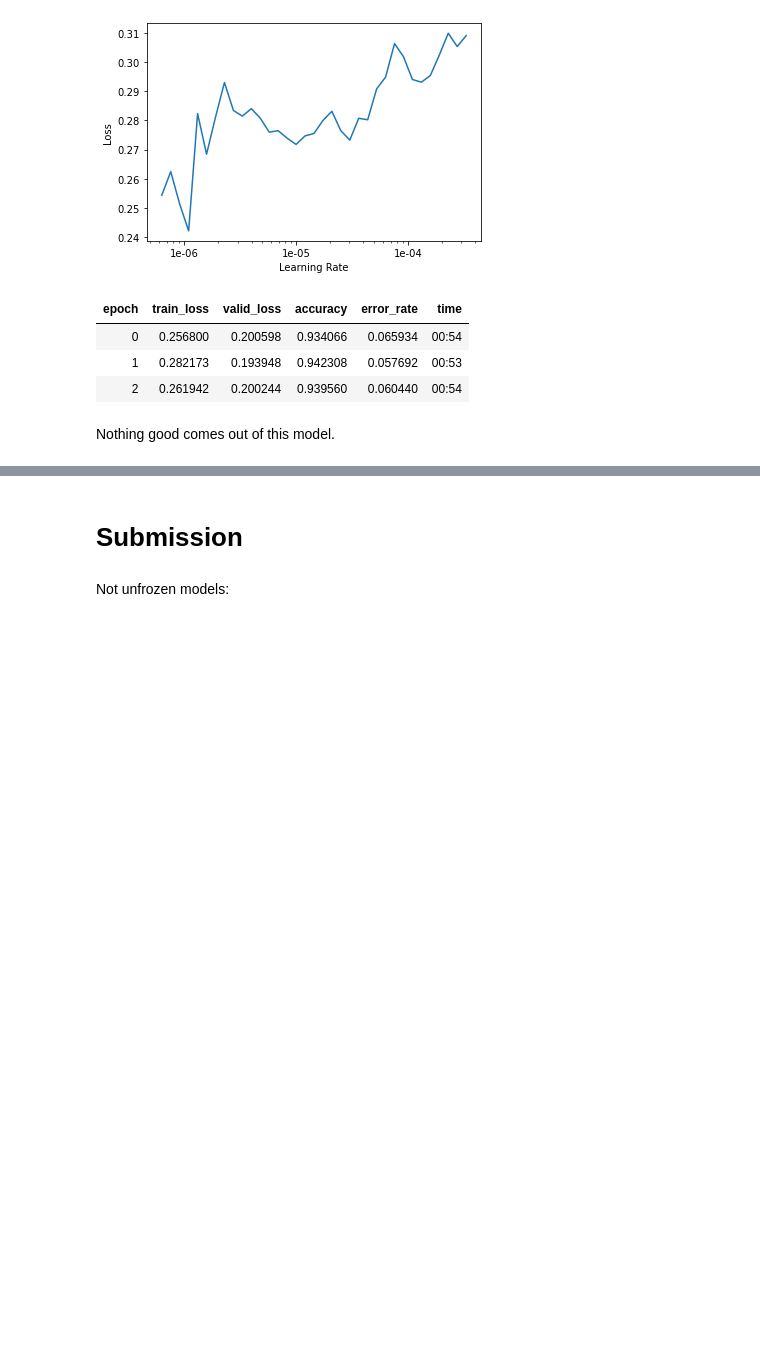
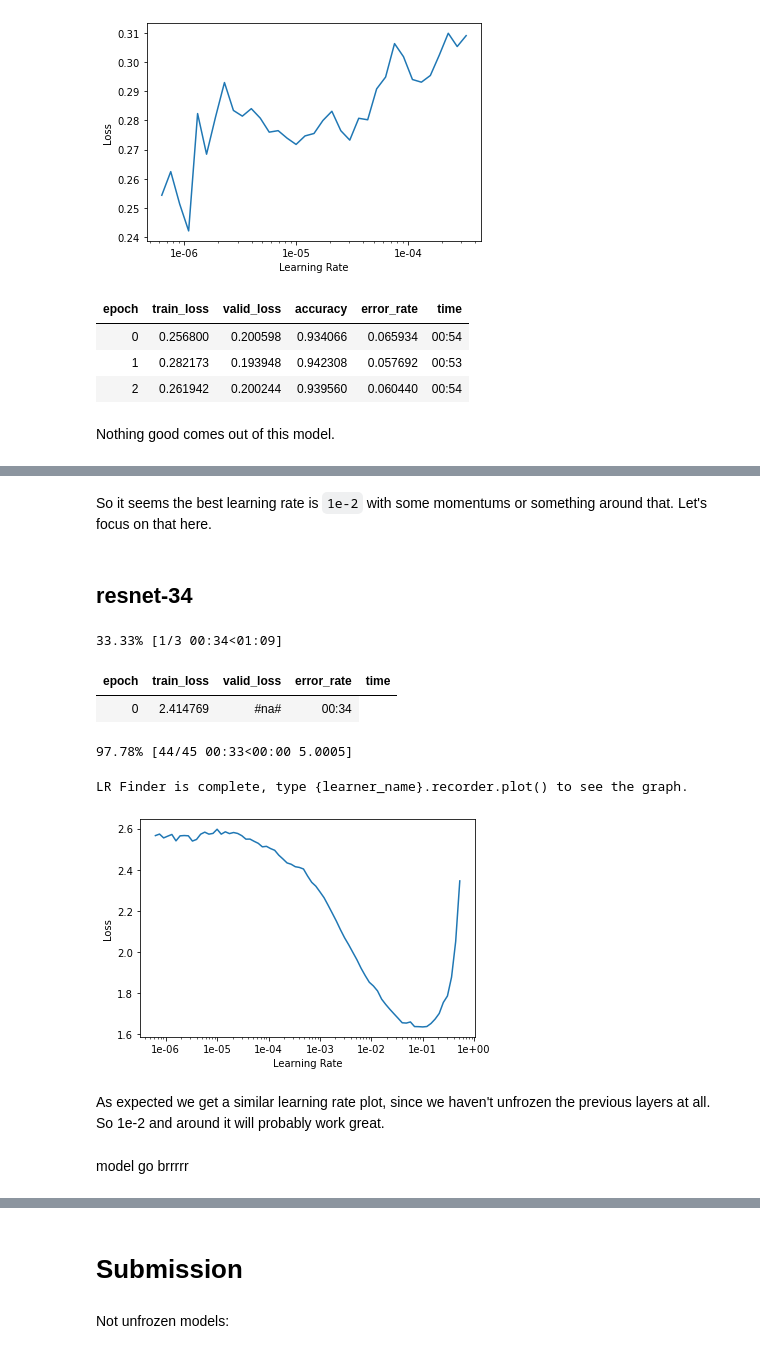
Before and after one commit to vitsalis/kaggle, a Jupyter notebook: FGVC7/solution.ipynb, the cells around one changed output, grey strips where cells are left out. Drawn from its saved outputs; the diff is of its cells as text; code cells hidden in the pictures; blank space fills up the shorter version.

Commit message:
Do some more training on my solution

```diff
--- a/FGVC7/solution.ipynb
+++ b/FGVC7/solution.ipynb
@@ -422,0 +457,9 @@ Nothing good comes out of this model.
+# %% [markdown]
+So it seems the best learning rate is `1e-2` with some momentums or something around that. Let's focus on that here.
+# %%
+train = (ImageList.from_df(data, data_root/"images", suffix=".jpg")
+       .split_by_rand_pct(0.2, seed=2) # 20% validation set
+       .label_from_df("class") # label from "class" column of DataFrame
+       .transform(get_transforms(), size=224) # default transforms, size of images = 224
+       .databunch(bs=32) # batch size = 32, we can handle it
+       .normalize(imagenet_stats)) # normalize dataset with the imagenet stats
@@ -422,0 +483,18 @@ Nothing good comes out of this model.
+# %% [markdown]
+## resnet-34
+# %%
+learner = cnn_learner(train, models.resnet34, metrics=[error_rate])
+# %%
+learner.lr_find()
+learner.recorder.plot();
+# %% [output]
+33.33% [1/3 00:34<01:09]
+| epoch | train_loss | valid_loss | error_rate | time |
+| 0 | 2.414769 | #na# | 00:34 |
+97.78% [44/45 00:33<00:00 5.0005]
+LR Finder is complete, type {learner_name}.recorder.plot() to see the graph.
+[figure, added]
+# %% [markdown]
+As expected we get a similar learning rate plot, since we haven't unfrozen the previous layers at all. So 1e-2 and around it will probably work great.
+# %% [markdown]
+model go brrrrr
```
Also changed, not shown: parts of 182 cells of this notebook.
